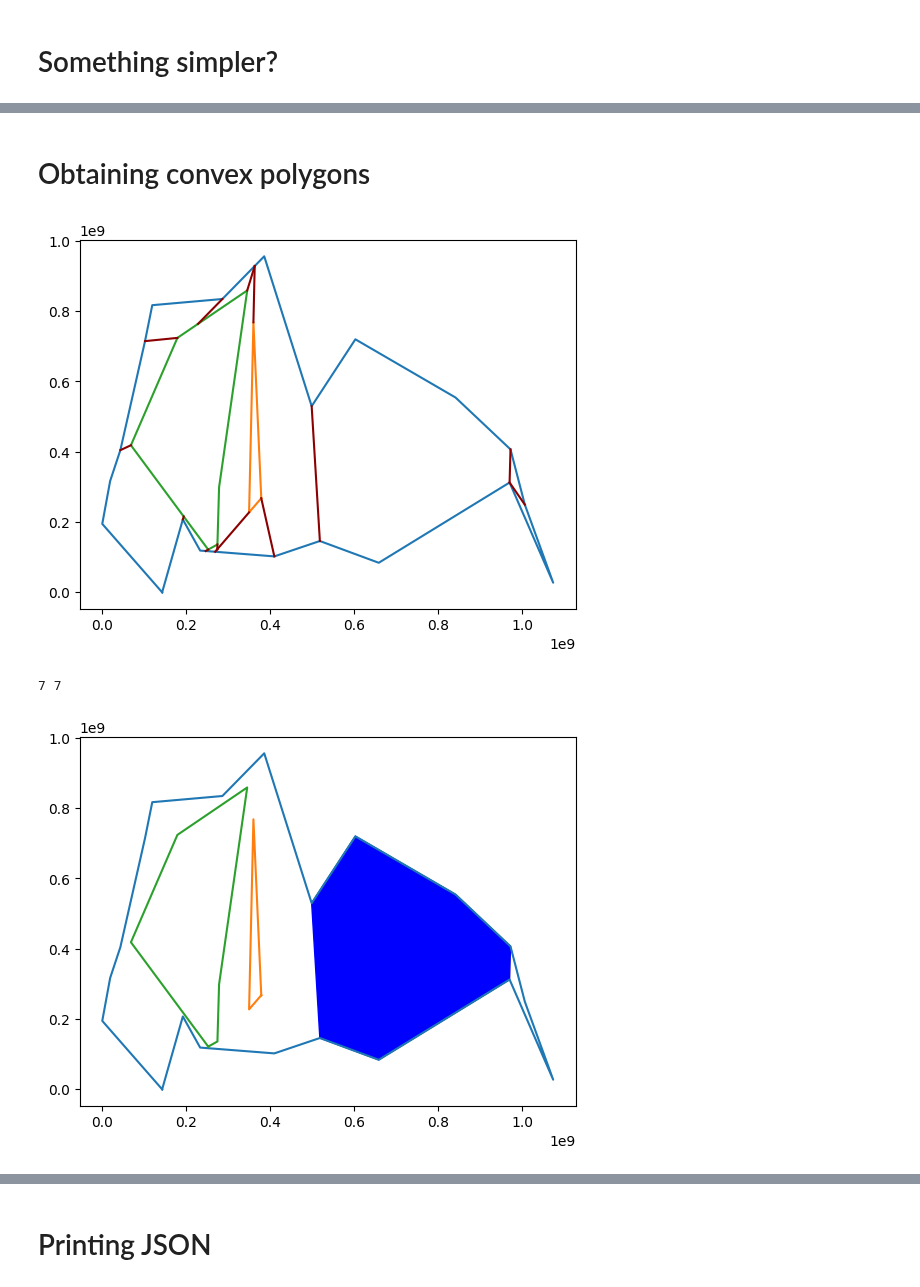
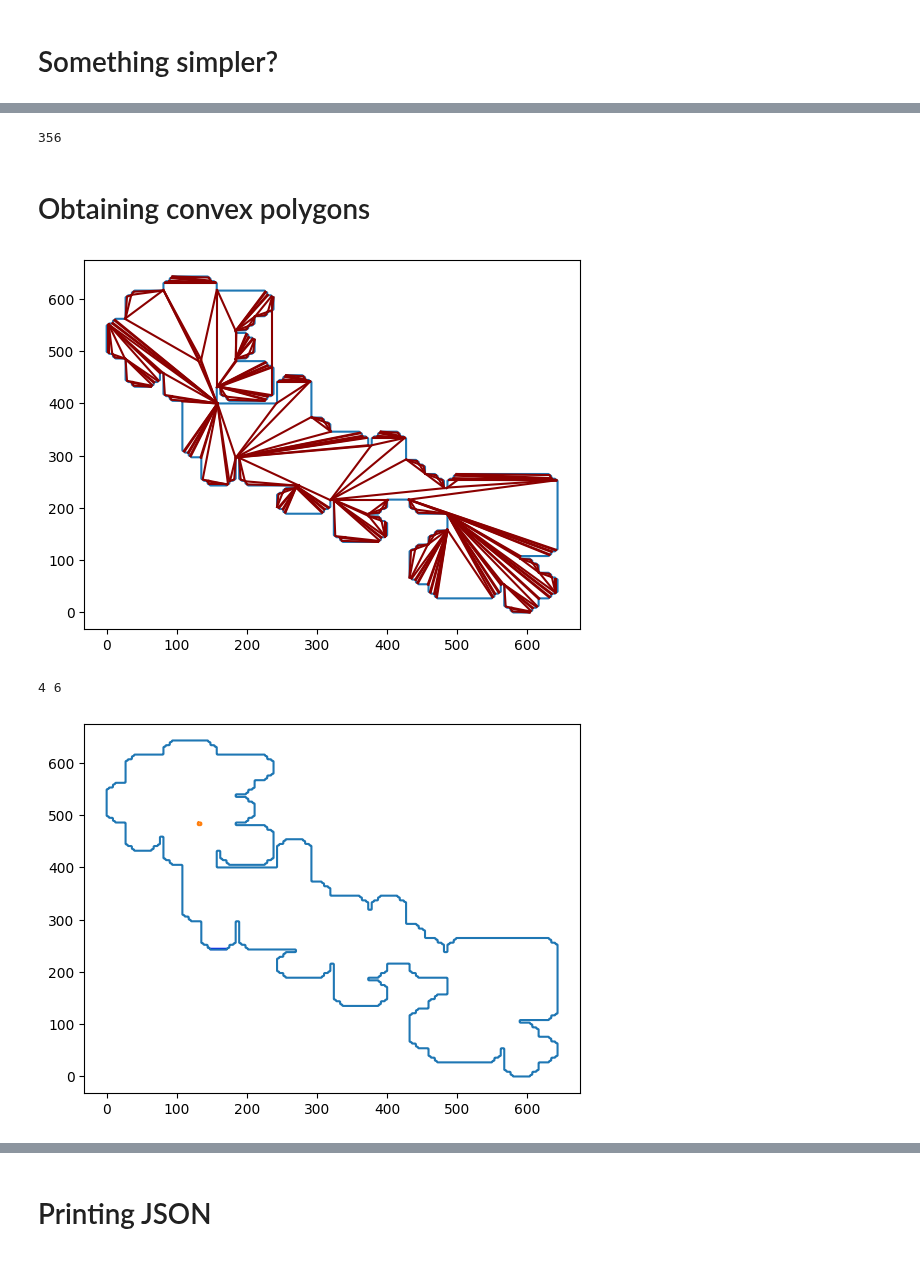
Before and after one commit to theodle/2IMA15-project, a Jupyter notebook: prototyping.ipynb, the cells around one changed output, grey strips where cells are left out. Cells and saved outputs as stored; diff of their text form; code cells hidden in the pictures.

```diff
--- a/prototyping.ipynb
+++ b/prototyping.ipynb
@@ -17,7 +17,7 @@ from fractions import Fraction
 # path_to_testfile = "./instances-2IMA15/instances-2IMA15/ccheese4390.instance.json" #NOT WORKING i = 12
 # path_to_testfile = "./instances-2IMA15/instances-2IMA15/example_instance1.instance.json" #NOT WORKING i = 0
 # path_to_testfile = "./instances-2IMA15/instances-2IMA15/fpg-poly_0000000020_h1.instance.json"
-path_to_testfile = "./instances-2IMA15/instances-2IMA15/fpg-poly_0000000020_h2.instance.json"
+# path_to_testfile = "./instances-2IMA15/instances-2IMA15/fpg-poly_0000000020_h2.instance.json"
 # path_to_testfile = "./instances-2IMA15/instances-2IMA15/fpg-poly_0000004900_h2.instance.json"
 # path_to_testfile = "./instances-2IMA15/instances-2IMA15/maze_79_50_05_005.instance.json" #NOT WORKING i = 15
 # path_to_testfile = "./instances-2IMA15/instances-2IMA15/maze_4344_250_001_01.instance.json" #NOT WORKING i = 7
@@ -26,8 +26,18 @@ path_to_testfile = "./instances-2IMA15/instances-2IMA15/fpg-poly_0000000020_h2.i
 # path_to_testfile = "./instances-2IMA15/instances-2IMA15/srpg_iso_aligned_mc0001336.instance.json" # NOT WORKING i = 1
 # path_to_testfile = "./instances-2IMA15/instances-2IMA15/srpg_iso_mc0000080.instance.json" #! ortholinear but not crashing
 # path_to_testfile = "./instances-2IMA15/instances-2IMA15/srpg_octa_mc0000082.instance.json" # NOT WORKING i = 1
-# path_to_testfile = "./instances-2IMA15/instances-2IMA15/srpg_octa_mc0000784.instance.json" # NOT WORKING i = 0
+path_to_testfile = "./instances-2IMA15/instances-2IMA15/srpg_octa_mc0000784.instance.json" # NOT WORKING i = 0
 # path_to_testfile = "./instances-2IMA15/instances-2IMA15/srpg_smo_mc0005962.instance.json"
+
+
+'''
+Instance maze_79_50_05_005: your solution was invalid. The grader returned the following error: polygon 3 is not simple.
+Instance srpg_octa_mc0000082: your solution was invalid. The grader returned the following error: polygon 2 is not simple.
+Instance srpg_iso_aligned_mc0000088: your solution was invalid. The grader returned the following error: polygon 8 is not simple.
+Instance srpg_iso_mc0000080: your solution was invalid. The grader returned the following error: polygon 4 is not simple.
+Instance ccheese142: your solution was invalid. The grader returned the following error: Solution contains polygons of zero size..
+Instance srpg_octa_mc0000784: your solution was invalid. The grader returned the following error: polygon 41 is not simple.
+'''
 
 
 with open(path_to_testfile) as testfile:
@@ -1176,13 +1189,21 @@ plt.show()
 # Something simpler?
 # %%
 def segments_intersect(e1: Edge, e2: Edge) -> bool:
-    condition1 = orientation_class(e1.pt1, e1.pt2, e2.pt1)[0] * orientation_class(e1.pt1, e1.pt2, e2.pt2)[0] == -1
-    condition2 = orientation_class(e2.pt1, e2.pt2, e1.pt1)[0] * orientation_class(e2.pt1, e2.pt2, e1.pt2)[0] == -1
+    e1_with_e2p1 = orientation_class(e1.pt1, e1.pt2, e2.pt1)[0]
+    e1_with_e2p2 = orientation_class(e1.pt1, e1.pt2, e2.pt2)[0]
+    e2_with_e1p1 = orientation_class(e2.pt1, e2.pt2, e1.pt1)[0]
+    e2_with_e1p2 = orientation_class(e2.pt1, e2.pt2, e1.pt2)[0]
 
-    return condition1 and condition2
+    if e1_with_e2p1 * e1_with_e2p2 == -1 and e2_with_e1p1 * e2_with_e1p2 == -1:
+        return True
+    elif e1_with_e2p1 == e1_with_e2p2 == e2_with_e1p1 == e2_with_e1p2 == 0:
+        return ((e1.pt1.coordinate[0] < e2.pt1.coordinate[0] and e2.pt1.coordinate[0] < e1.pt2.coordinate[0]) or
+                (e1.pt1.coordinate[0] < e2.pt2.coordinate[0] and e2.pt2.coordinate[0] < e1.pt2.coordinate[0]))
+    else:
+        return False
 # %%
 def in_wedge(r: Point, test: Point):
-    return orientation_class(r.incoming[0].pt1, r, test)[0] + orientation_class(r, r.outgoing[0].pt2, test)[0] == 2
+    return orientation_class(r.incoming[0].pt1, r, test)[0] + orientation_class(r, r.outgoing[0].pt2, test)[0] >= 1
 # %%
 def add_candidate(cand: Edge):
     twin = Edge(cand.pt2, cand.pt1, None)
@@ -1342,4 +1402,8 @@ while len(refl) > 0:
 10
+# %%
+len(newedges)
+# %% [output]
+356
 # %% [markdown]
 # Obtaining convex polygons
 # %%
@@ -1350,22 +1414,22 @@ def next(e: Edge):
 # %%
 polygon_plt()
 
 x = 0
 for new in newedges:#[x:x+1]:
     xs = [new[0].pt1.coordinate[0], new[0].pt2.coordinate[0]]
     ys = [new[0].pt1.coordinate[1], new[0].pt2.coordinate[1]]
     plt.plot(xs, ys, c='darkred')
 
-inc = poly.points[1].incoming[0]
-nex = next(inc)
+# inc = poly.points[1].incoming[0]
+# nex = next(inc)
 
-xs = [inc.pt1.coordinate[0], inc.pt2.coordinate[0], nex.pt2.coordinate[0]]
-ys = [inc.pt1.coordinate[1], inc.pt2.coordinate[1], nex.pt2.coordinate[1]]
+# xs = [inc.pt1.coordinate[0], inc.pt2.coordinate[0], nex.pt2.coordinate[0]]
+# ys = [inc.pt1.coordinate[1], inc.pt2.coordinate[1], nex.pt2.coordinate[1]]
 
 # plt.scatter(xs, ys, c='red')
 plt.show()
 # %% [output]
-[figure, old version]
+[figure, new version]
 # %%
 def get_polygons_adj_half_edge(half_edges, polygons):
     r_out, r_in = half_edges
@@ -1414,7 +1478,7 @@ def get_polygons_adj_half_edge(half_edges, polygons):
 
     return cvex1, cvex2
 # %%
-c1, c2 = get_polygons_adj_half_edge(newedges[1], [])
+c1, c2 = get_polygons_adj_half_edge(newedges[0], [])
 
 print(len(c1), len(c2))
 
@@ -1432,8 +1496,8 @@ plt.fill(xs, ys, c='blue')
 
 plt.show()
 # %% [output]
-7 7
+4 6
-[figure, old version]
+[figure, new version]
 # %%
 # print(reflcopy[8].incoming[1], next(reflcopy[8].incoming[1]), reflcopy[8].incoming[1].twin, next(reflcopy[8].incoming[1]).twin)
 
```
Also changed, not shown: parts of 15 cells of this notebook, 8 other files.
